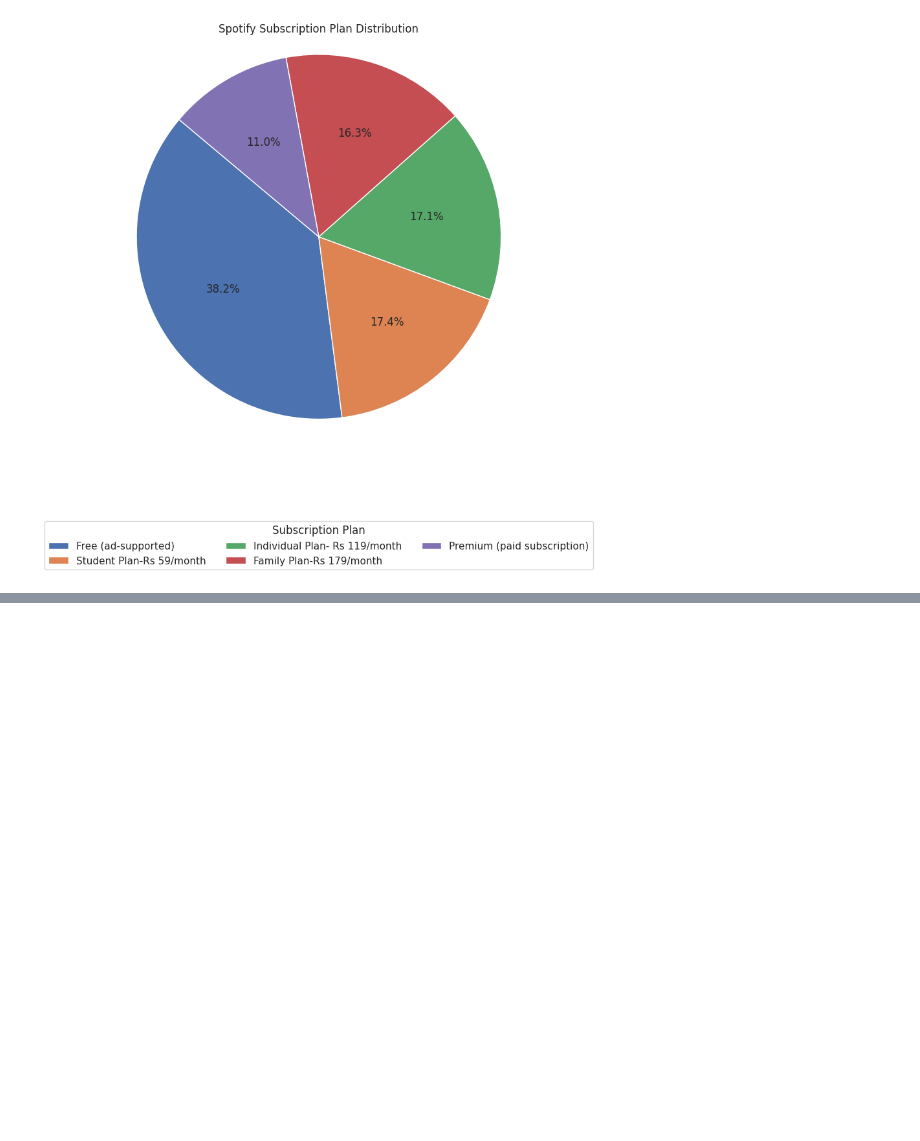
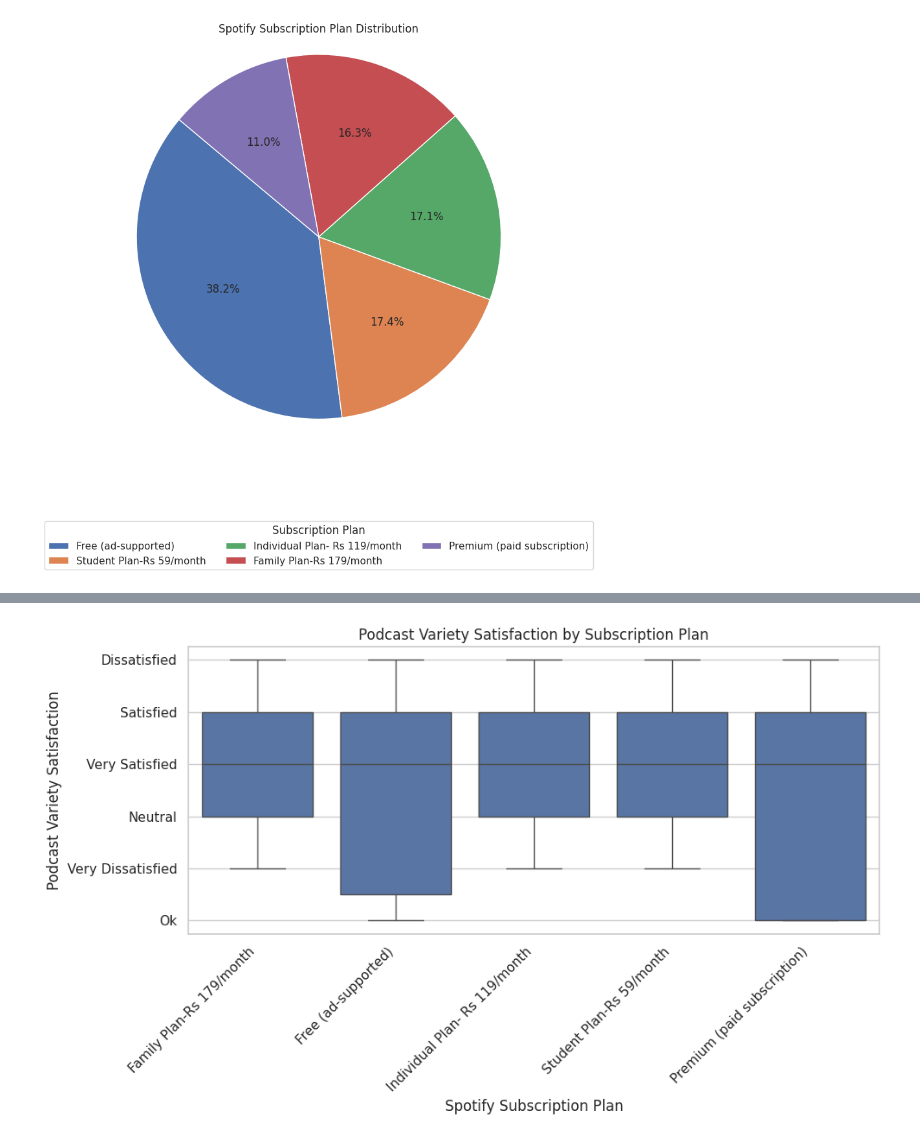
Before and after one commit to SabiJoseph/PRODIGY_DS_01, a Jupyter notebook: PRODIGY_DS_01.ipynb, the cells around one changed output, grey strips where cells are left out. Drawn from its saved outputs; the diff is of its cells as text; code cells hidden in the pictures; blank space fills up the shorter version.

```diff
--- a/PRODIGY_DS_01.ipynb
+++ b/PRODIGY_DS_01.ipynb
@@ -94 +136,12 @@ Passing `palette` without assigning `hue` is deprecated and will be removed in v
+# %%
+plt.figure(figsize=(10, 6))
+sns.boxplot(data=df, x='spotify_subscription_plan', y='pod_variety_satisfaction')
+plt.title('Podcast Variety Satisfaction by Subscription Plan')
+plt.xlabel('Spotify Subscription Plan')
+plt.ylabel('Podcast Variety Satisfaction')
+plt.xticks(rotation=45, ha='right')
+plt.tight_layout()
+plt.show()
+# %% [output]
+[figure, added]
 # %%
```
Also changed, not shown: parts of 12 cells of this notebook.
